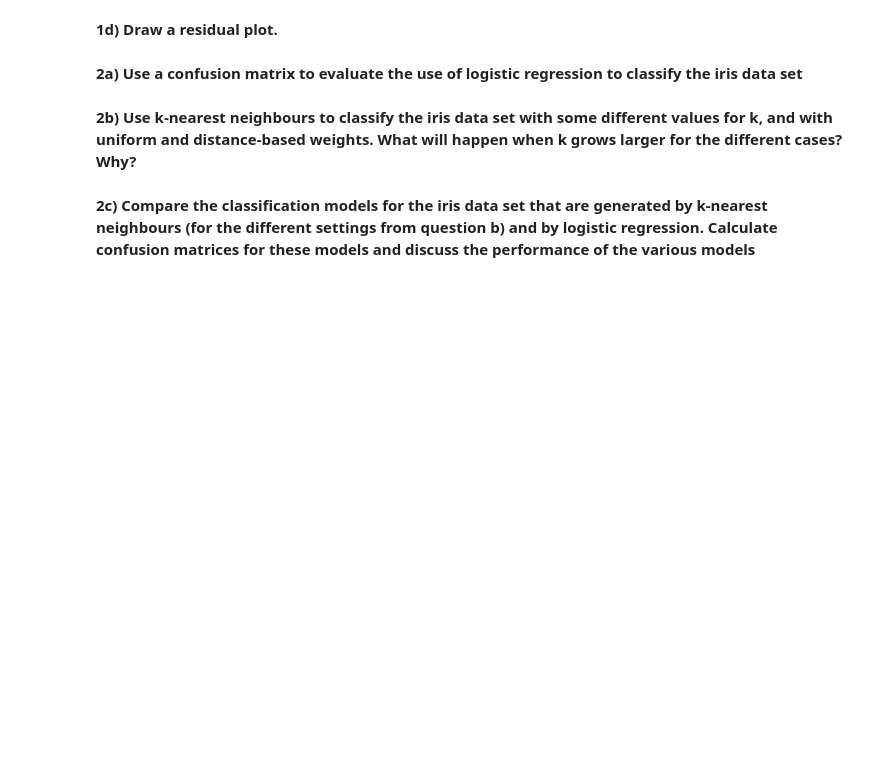
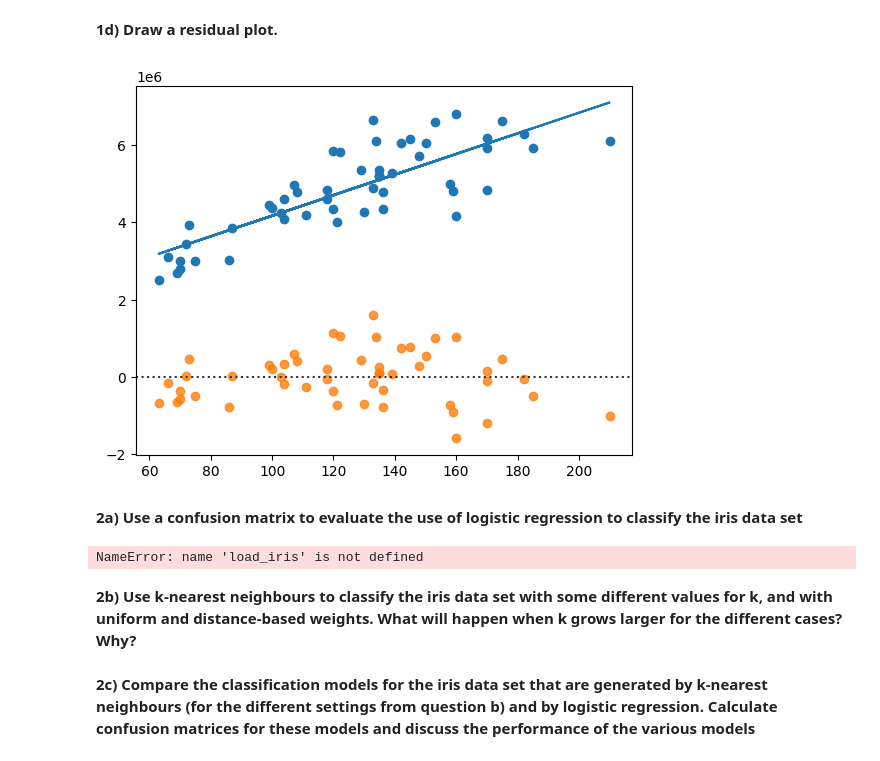
Before and after one commit to Niclindm/DAT405, a Jupyter notebook: Weekly assignment 2/Assignment2.ipynb, the cells around one changed output. Drawn from its saved outputs; the diff is of its cells as text; code cells hidden in the pictures; blank space fills up the shorter version.

```diff
--- a/Weekly assignment 2/Assignment2.ipynb
+++ b/Weekly assignment 2/Assignment2.ipynb
@@ -34,7 +91,19 @@ d
 # %% [markdown]
 **1d) Draw a residual plot.**
+# %%
+model = list(map(regression, x))
+plt.scatter(x, y)
+plt.plot(x, model)
+sns.residplot(x=x, y=y, data=d)
+plt.show()
+# %% [output]
+[figure, added]
 # %% [markdown]
 **2a) Use a confusion matrix to evaluate the use of logistic regression to classify the iris data set**
+# %%
+sklearn.datasets.load_iris
+# %% [output]
+NameError: name 'load_iris' is not defined
 # %% [markdown]
 **2b) Use k-nearest neighbours to classify the iris data set with some different**
 **values for k, and with uniform and distance-based weights. What will happen**
```
Also changed, not shown: parts of 8 cells of this notebook.
